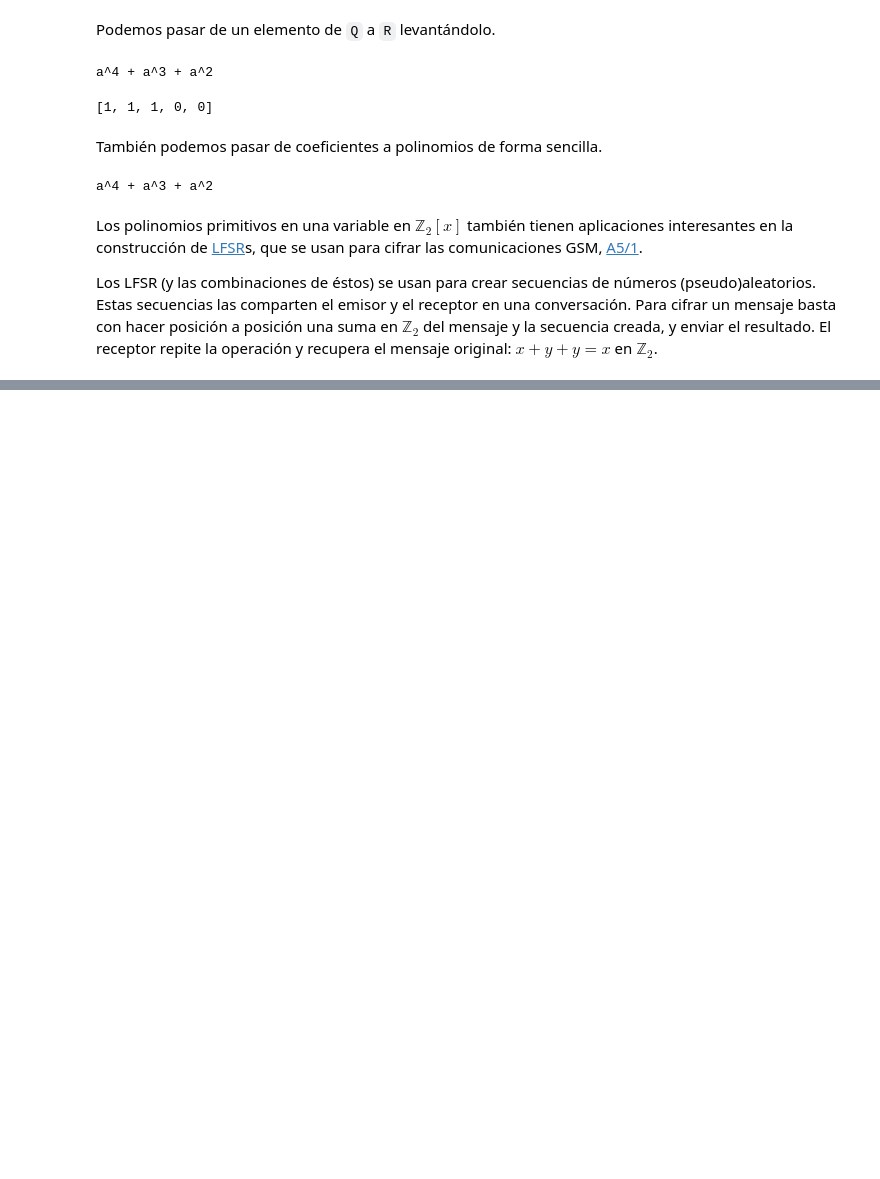
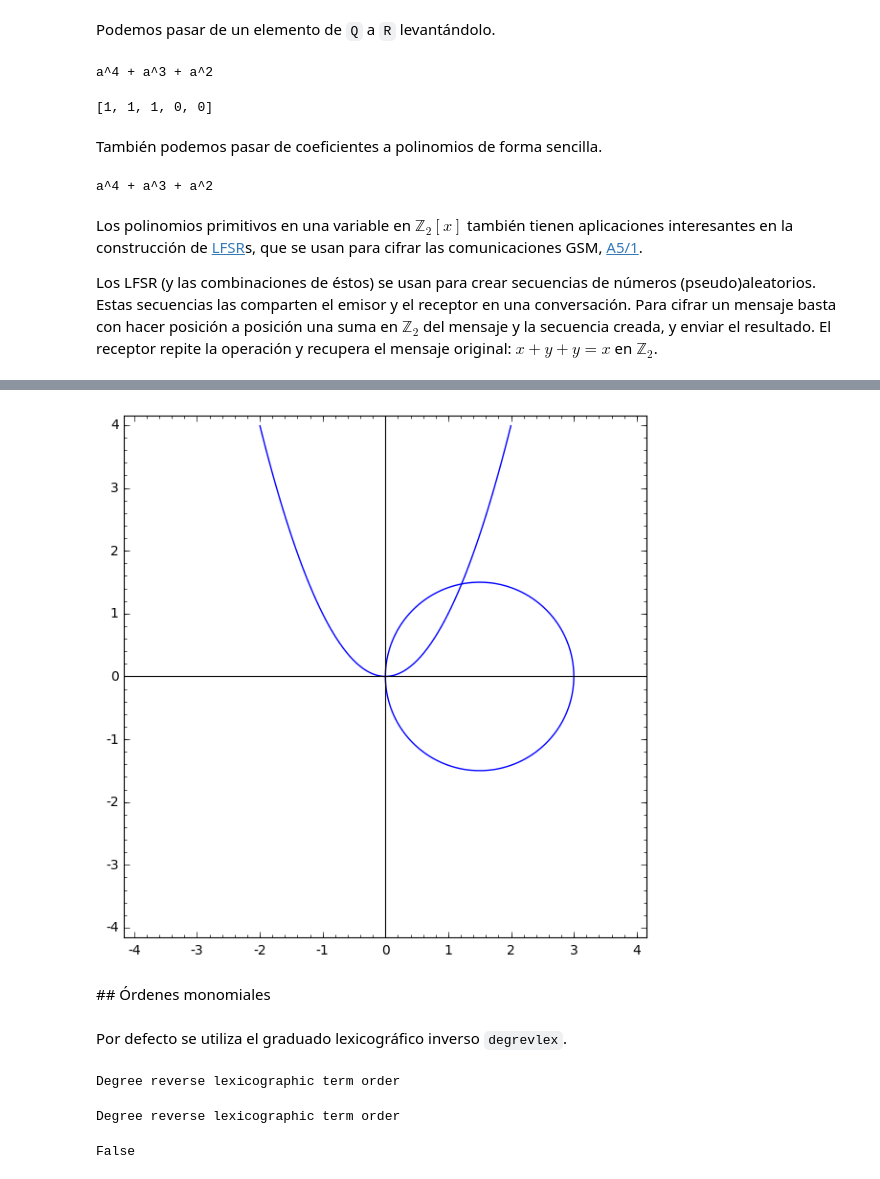
Before and after one commit to pedritomelenas/Algebra-conmutativa-y-computacional, a Jupyter notebook: Polinomios/Anillos de polinomios.ipynb, the cells around one changed output, grey strips where cells are left out. Drawn from its saved outputs; the diff is of its cells as text; code cells hidden in the pictures; blank space fills up the shorter version.

```diff
--- a/Polinomios/Anillos de polinomios.ipynb
+++ b/Polinomios/Anillos de polinomios.ipynb
@@ -252,0 +315,20 @@ Ideal (y, x^2 + 1) of Multivariate Polynomial Ring in x, y over Rational Field
+# %%
+implicit_plot(y-x^2,(x,-4,4),(y,-4,4),axes=True)+implicit_plot((x-3/2)^2+y^2-9/4,(x,-4,4),(y,-4,4),axes=True)
+# %% [output]
+[figure, added]
+# %% [markdown]
+## Órdenes monomiales
+# %% [markdown]
+Por defecto se utiliza el graduado lexicográfico inverso `degrevlex`.
+# %%
+P.term_order()
+# %% [output]
+Degree reverse lexicographic term order
+# %%
+P2.term_order()
+# %% [output]
+Degree reverse lexicographic term order
+# %%
+x<y
+# %% [output]
+False
```
Also changed, not shown: parts of 196 cells of this notebook, 1 other file.
